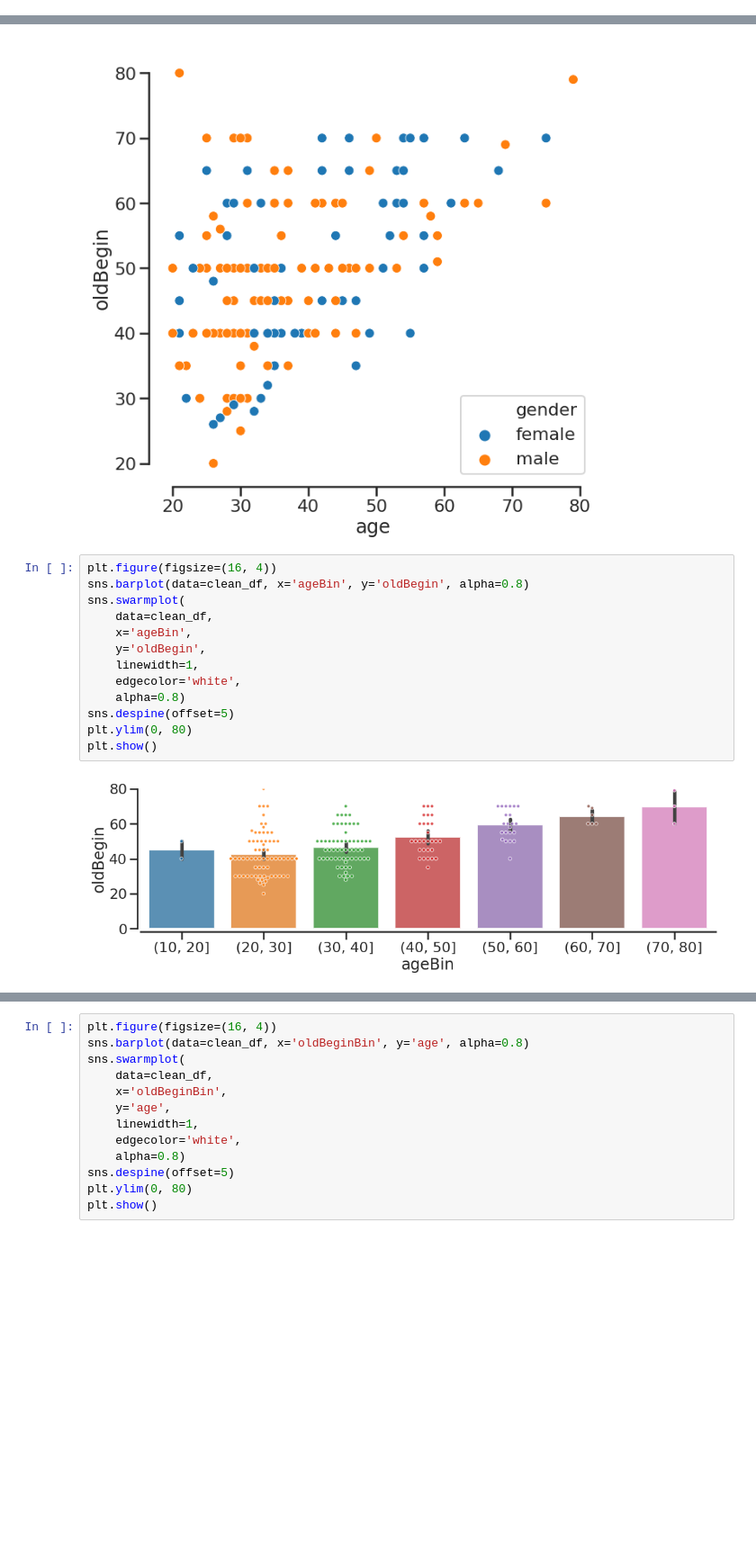
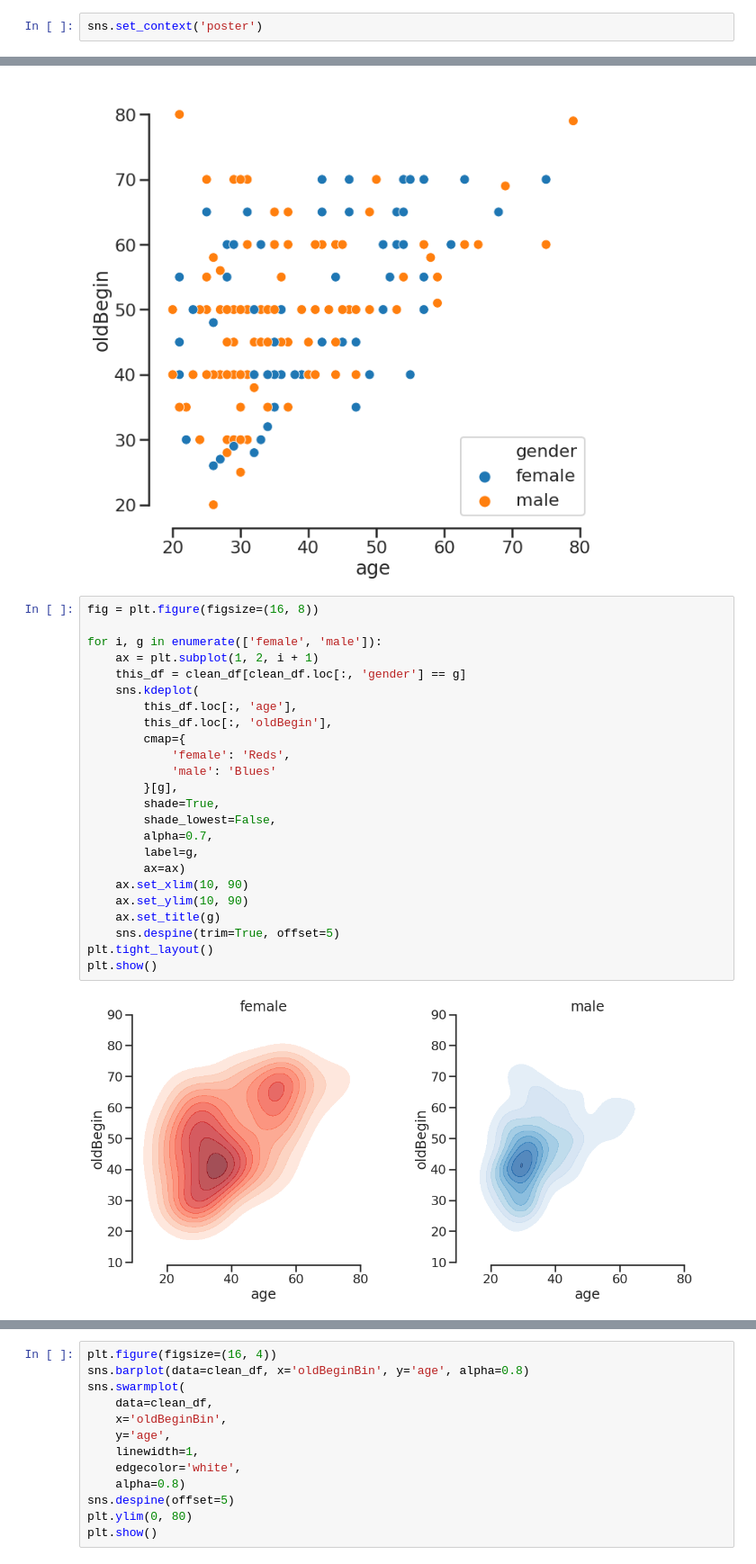
Before and after one commit to mwegrzyn/abbildungenWS1819, a Jupyter notebook: notebooks/age_project_MW.ipynb, the cells around one changed output, grey strips where cells are left out. Shown at 90% size. Cells and saved outputs as stored; diff of their text form; blank space fills up the shorter version.

```diff
--- a/notebooks/age_project_MW.ipynb
+++ b/notebooks/age_project_MW.ipynb
@@ -88,0 +125,2 @@ count_df.tail()
+# %%
+sns.set_context('poster')
@@ -103,18 +143,29 @@ sns.despine(trim=True, offset=5)
 plt.show()
 # %% [output]
 [figure]
-# %%
-plt.figure(figsize=(16, 4))
-sns.barplot(data=clean_df, x='ageBin', y='oldBegin', alpha=0.8)
-sns.swarmplot(
-    data=clean_df,
-    x='ageBin',
-    y='oldBegin',
-    linewidth=1,
-    edgecolor='white',
-    alpha=0.8)
-sns.despine(offset=5)
-plt.ylim(0, 80)
-plt.show()
-# %% [output]
-[figure, removed]
+# %%
+fig = plt.figure(figsize=(16, 8))
+
+for i, g in enumerate(['female', 'male']):
+    ax = plt.subplot(1, 2, i + 1)
+    this_df = clean_df[clean_df.loc[:, 'gender'] == g]
+    sns.kdeplot(
+        this_df.loc[:, 'age'],
+        this_df.loc[:, 'oldBegin'],
+        cmap={
+            'female': 'Reds',
+            'male': 'Blues'
+        }[g],
+        shade=True,
+        shade_lowest=False,
+        alpha=0.7,
+        label=g,
+        ax=ax)
+    ax.set_xlim(10, 90)
+    ax.set_ylim(10, 90)
+    ax.set_title(g)
+    sns.despine(trim=True, offset=5)
+plt.tight_layout()
+plt.show()
+# %% [output]
+[figure, added]
```
Also changed, not shown: parts of 11 cells of this notebook.
